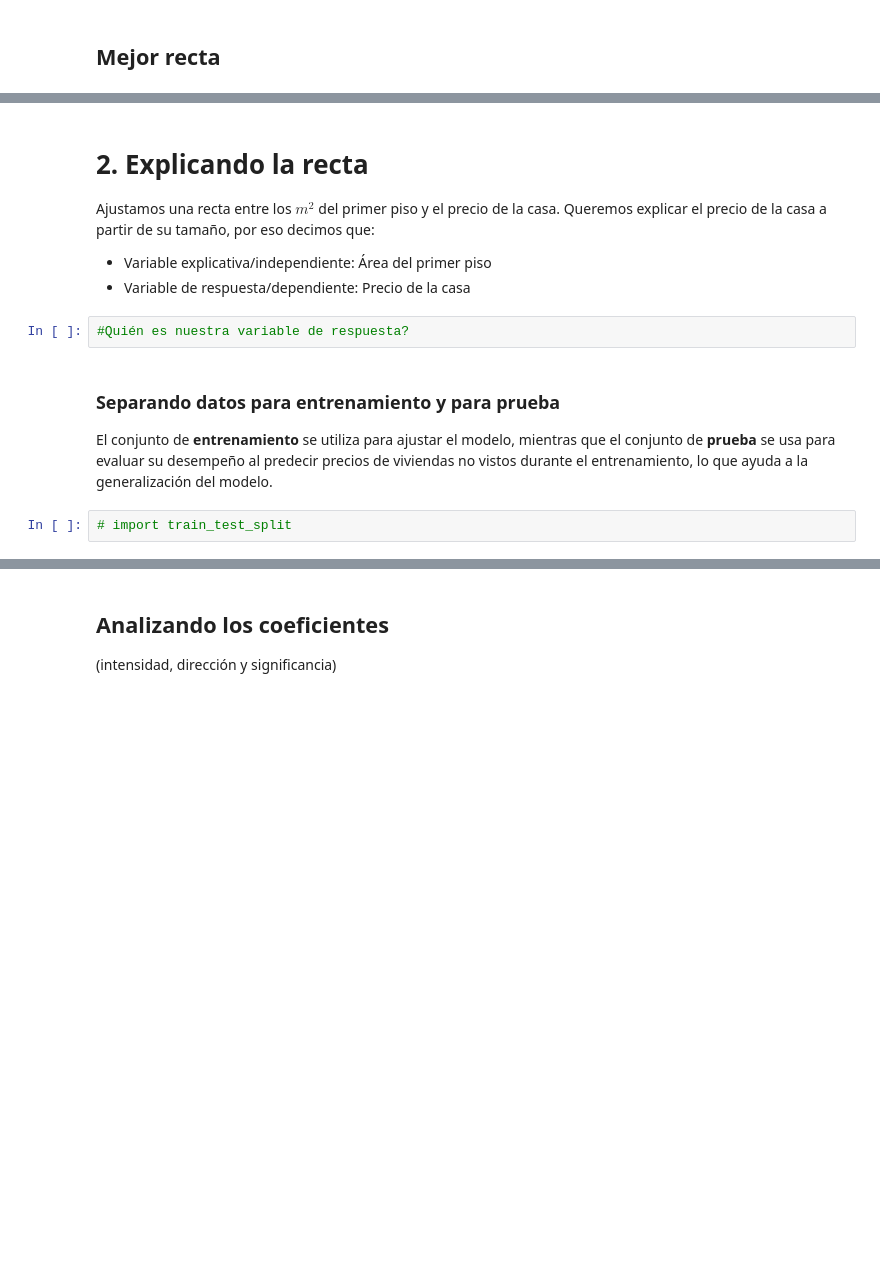
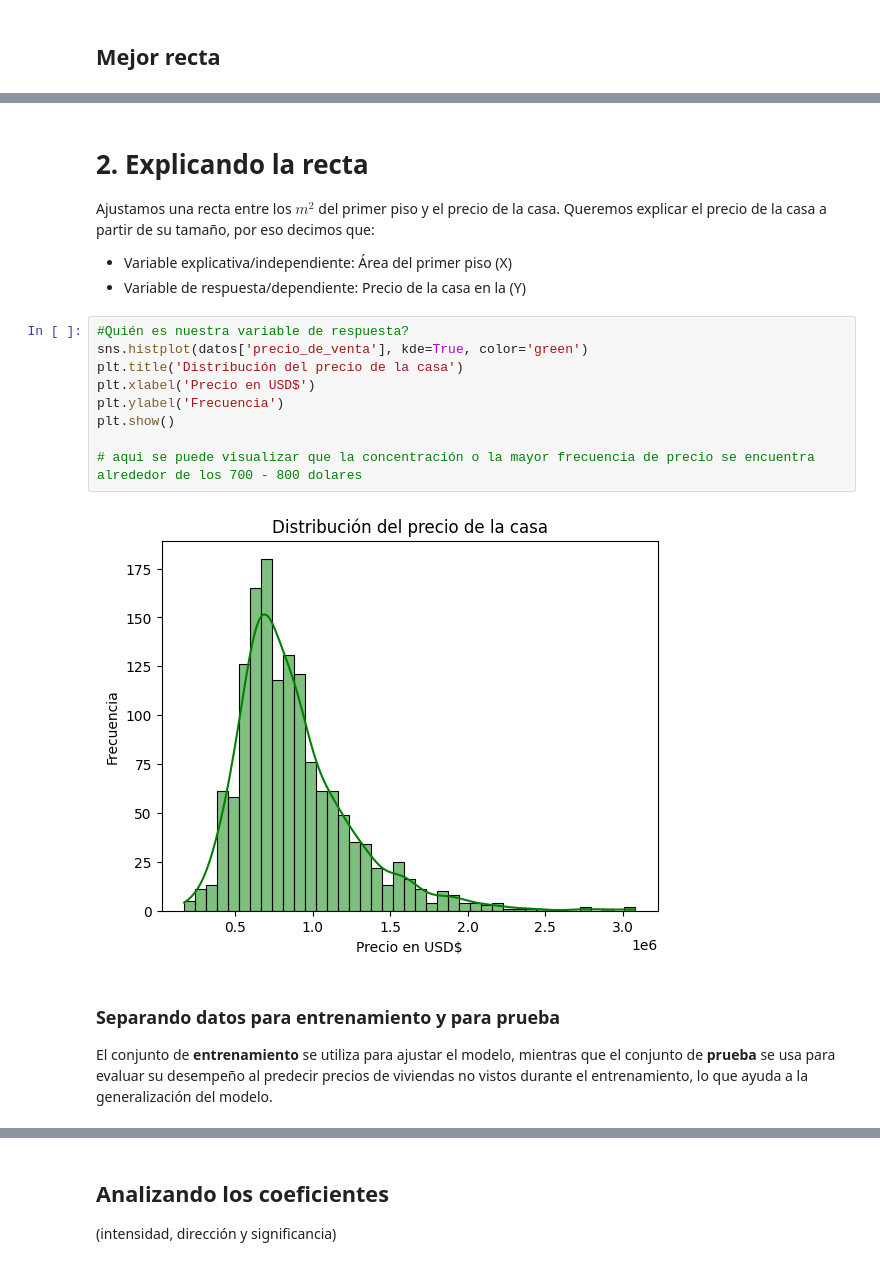
Before and after one commit to Nataliahfk/estadistica_python, a Jupyter notebook: precios_de_inmuebles_regresion_lineal.ipynb, the cells around one changed output, grey strips where cells are left out. Cells and saved outputs as stored; diff of their text form; blank space fills up the shorter version.

```diff
--- a/precios_de_inmuebles_regresion_lineal.ipynb
+++ b/precios_de_inmuebles_regresion_lineal.ipynb
@@ -90,13 +230,20 @@ El coeficiente de correlación de Pearson nos permite medir la relación lineal
 # 2. Explicando la recta
 Ajustamos una recta entre los $m^2$ del primer piso y el precio de la casa. Queremos explicar el precio de la casa a partir de su tamaño, por eso decimos que:
 
-* Variable explicativa/independiente: Área del primer piso
-* Variable de respuesta/dependiente: Precio de la casa
+* Variable explicativa/independiente: Área del primer piso  (X)
+* Variable de respuesta/dependiente: Precio de la casa  en la (Y)
-# %%
-#Quién es nuestra variable de respuesta?
+# %%
+#Quién es nuestra variable de respuesta?
+sns.histplot(datos['precio_de_venta'], kde=True, color='green')
+plt.title('Distribución del precio de la casa')
+plt.xlabel('Precio en USD$')
+plt.ylabel('Frecuencia')
+plt.show()
+
+# aqui se puede visualizar que la concentración o la mayor frecuencia de precio se encuentra alrededor de los 700 - 800 dolares
+# %% [output]
+[figure, added]
 # %% [markdown]
 ### Separando datos para entrenamiento y para prueba
 
 El conjunto de **entrenamiento** se utiliza para ajustar el modelo, mientras que el conjunto de **prueba** se usa para evaluar su desempeño al predecir precios de viviendas no vistos durante el entrenamiento, lo que ayuda a la generalización del modelo.
-# %%
-# import train_test_split
```
Also changed, not shown: parts of 28 cells of this notebook.
